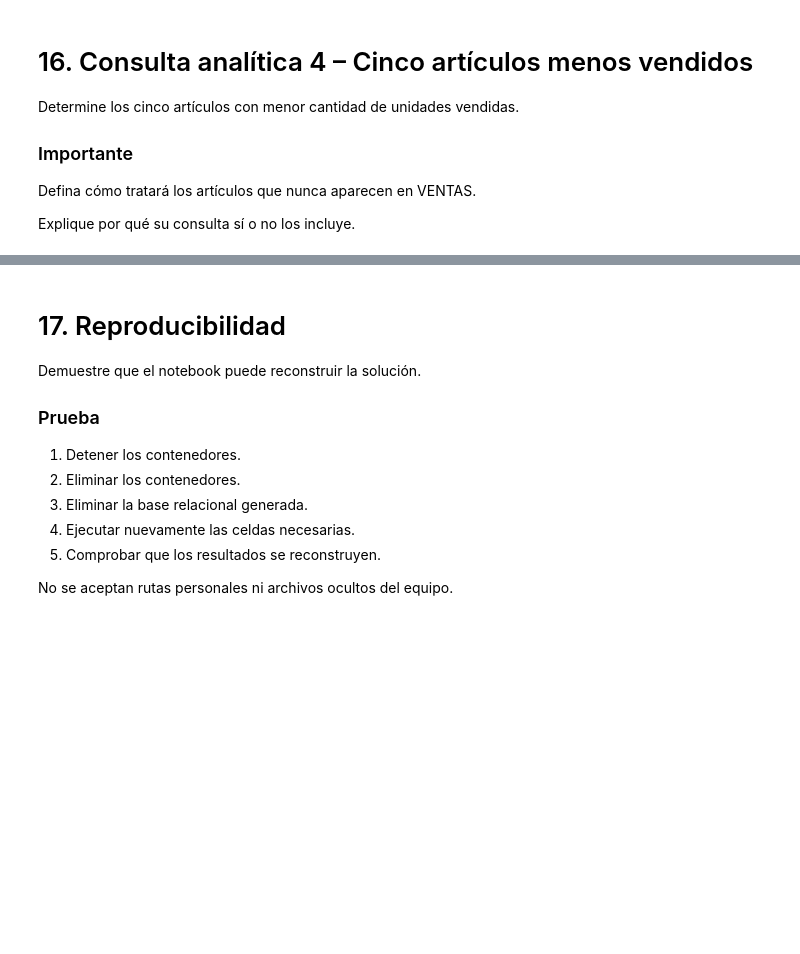
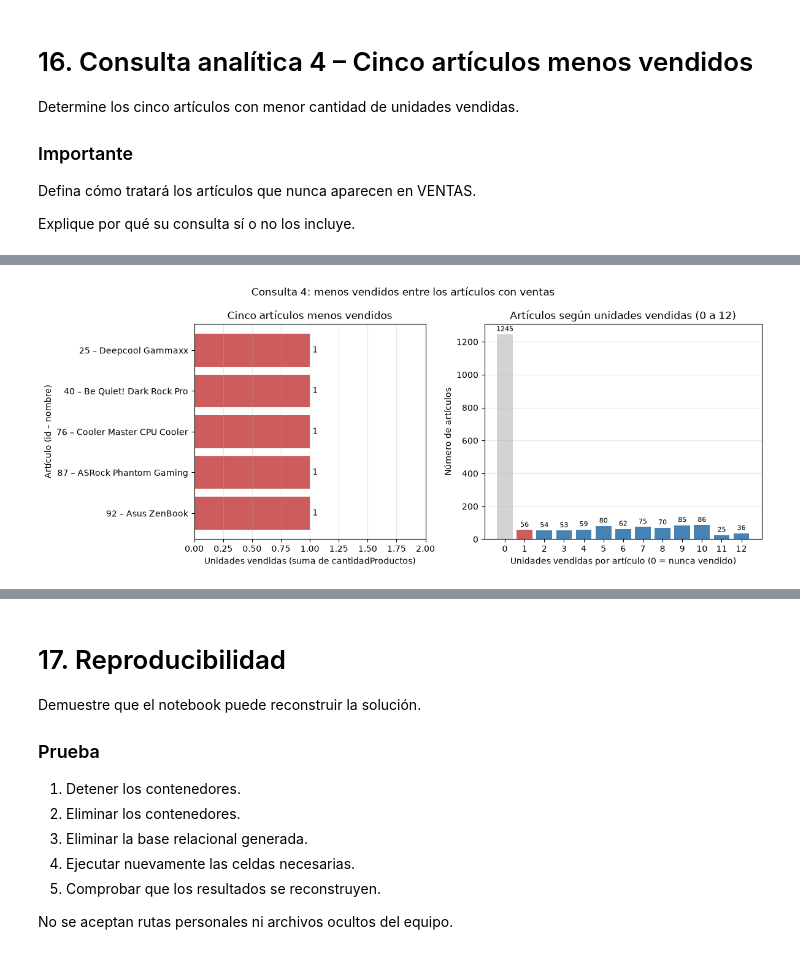
Before and after one commit to PaolaCerpa/proyectoBDM, a Jupyter notebook: proyectoBDM_Mojo_Modular.ipynb, the cells around one changed output, grey strips where cells are left out. Drawn from its saved outputs; the diff is of its cells as text; code cells hidden in the pictures; blank space fills up the shorter version.

```diff
--- a/proyectoBDM_Mojo_Modular.ipynb
+++ b/proyectoBDM_Mojo_Modular.ipynb
@@ -2256,8 +2996,89 @@ Defina cómo tratará los artículos que nunca aparecen en VENTAS.
 
 Explique por qué su consulta sí o no los incluye.
 # %%
+# DECISIÓN: la consulta principal EXCLUYE los artículos que nunca aparecen en ventas (INNER JOIN).
+# Un artículo sin ventas no tiene unidades que ordenar; incluirlos empataría cientos de artículos en 0.
 consulta = """
--- TODO
+SELECT a.idArticulo,
+       a.nombreArticulo,
+       SUM(v.cantidadProductos) AS unidades_vendidas,
+       COUNT(*)                 AS num_ventas
+FROM ventas v
+JOIN articulos a ON a.idArticulo = v.idArticulo
+GROUP BY a.idArticulo, a.nombreArticulo
+ORDER BY unidades_vendidas ASC, a.idArticulo ASC   -- desempate fijo: resultado reproducible
+LIMIT 5
 """
 
-# TODO: ejecutar y visualizar
+with closing(sqlite3.connect(db_path)) as con:
+    df = pd.read_sql_query(consulta, con)
+
+print("CINCO ARTÍCULOS MENOS VENDIDOS (solo artículos con al menos una venta)\n")
+display(df)
+
+# Distribución: cuántos artículos hay por cada total de unidades, incluyendo los que tienen 0 ventas
+distribucion = """
+SELECT COALESCE(s.unidades, 0) AS unidades, COUNT(*) AS articulos
+FROM articulos a
+LEFT JOIN (SELECT idArticulo, SUM(cantidadProductos) AS unidades
+           FROM ventas GROUP BY idArticulo) s ON s.idArticulo = a.idArticulo
+GROUP BY COALESCE(s.unidades, 0)
+ORDER BY unidades
+"""
+with closing(sqlite3.connect(db_path)) as con:
+    dist = pd.read_sql_query(distribucion, con)
+    sin_ventas_ids = pd.read_sql_query("""
+        SELECT a.idArticulo, a.nombreArticulo
+        FROM articulos a
+        WHERE NOT EXISTS (SELECT 1 FROM ventas v WHERE v.idArticulo = a.idArticulo)
+        ORDER BY a.idArticulo LIMIT 5""", con)
+
+total_articulos = int(dist.articulos.sum())
+sin_ventas = int(dist.loc[dist.unidades == 0, "articulos"].sum())
+con_ventas = total_articulos - sin_ventas
+minimo = int(df.unidades_vendidas.min())
+u5 = int(df.unidades_vendidas.iloc[-1])
+empate_minimo = int(dist.loc[dist.unidades == minimo, "articulos"].sum())
+empate_corte = int(dist.loc[dist.unidades == u5, "articulos"].sum())
+
+print("\nCONTROL: tratamiento de los artículos sin ventas\n")
+print(f"  Artículos en el catálogo                         : {total_articulos:>6}")
+print(f"  ...con al menos una venta                        : {con_ventas:>6}")
+print(f"  ...que nunca aparecen en ventas (0 unidades)     : {sin_ventas:>6}")
+print(f"  Mínimo de unidades entre los que sí se vendieron : {minimo:>6}")
+print(f"  Artículos empatados en ese mínimo                : {empate_minimo:>6}")
+print(f"  Unidades del puesto 5                            : {u5:>6}")
+print(f"  Artículos empatados con el puesto 5              : {empate_corte:>6}")
+print("\n  Si se INCLUYERAN los de 0 ventas, el desempate por id elegiría estos cinco:")
+display(sin_ventas_ids)
+
+# Visualización: izquierda = los cinco artículos; derecha = por qué la lista es solo una muestra del empate
+fig, (ax1, ax2) = plt.subplots(1, 2, figsize=(12, 4.8), gridspec_kw={"width_ratios": [1, 1.2]})
+
+etiquetas = df.idArticulo.astype(str) + " – " + df.nombreArticulo
+b1 = ax1.barh(etiquetas, df.unidades_vendidas, color="indianred")
+ax1.invert_yaxis()
+ax1.bar_label(b1, padding=3)
+ax1.set_title("Cinco artículos menos vendidos")
+ax1.set_xlabel("Unidades vendidas (suma de cantidadProductos)")
+ax1.set_ylabel("Artículo (id – nombre)")
+ax1.set_xlim(0, max(df.unidades_vendidas.max() * 1.3, 2))
+ax1.grid(axis="x", alpha=0.3)
+
+zoom = dist[dist.unidades <= 12]
+colores = ["lightgray" if u == 0 else ("indianred" if u <= u5 else "steelblue") for u in zoom.unidades]
+b2 = ax2.bar(zoom.unidades.astype(int).astype(str), zoom.articulos, color=colores)
+ax2.bar_label(b2, padding=2, fontsize=8)
+ax2.set_title("Artículos según unidades vendidas (0 a 12)")
+ax2.set_xlabel("Unidades vendidas por artículo (0 = nunca vendido)")
+ax2.set_ylabel("Número de artículos")
+ax2.grid(axis="y", alpha=0.3)
+
+fig.suptitle("Consulta 4: menos vendidos entre los artículos con ventas")
+plt.tight_layout()
+
+ruta = RESULTADOS / "consulta4_menos_vendidos.png"
+fig.savefig(ruta, dpi=150)
+plt.show()
+print("\nGráfico guardado en:", ruta.relative_to(BASE))
+# %% [output]
@@ -2263,0 +3109 @@ consulta = """
+[figure, added]
```
Also changed, not shown: parts of 22 cells of this notebook, 4 other files.
